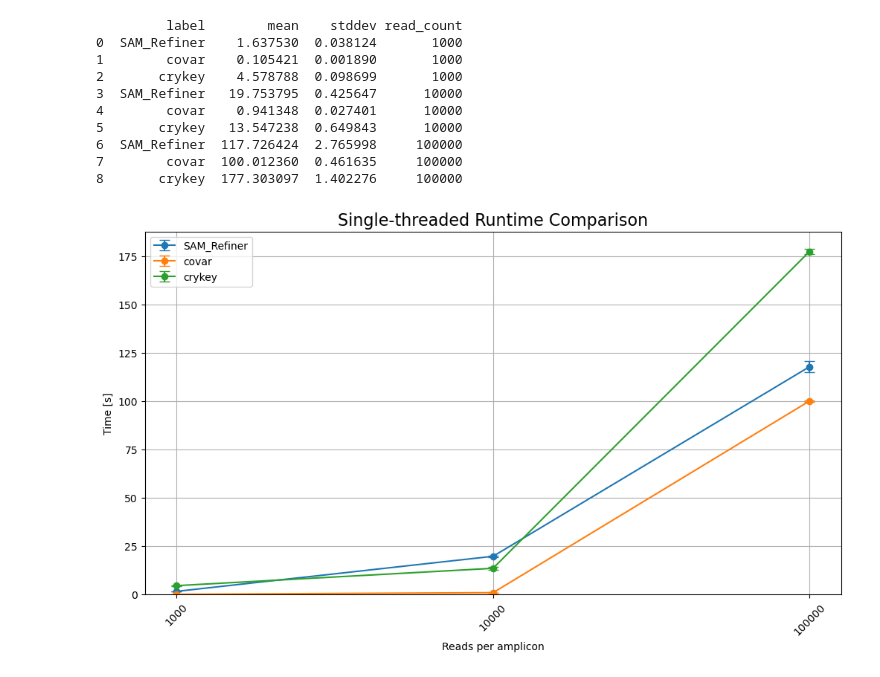
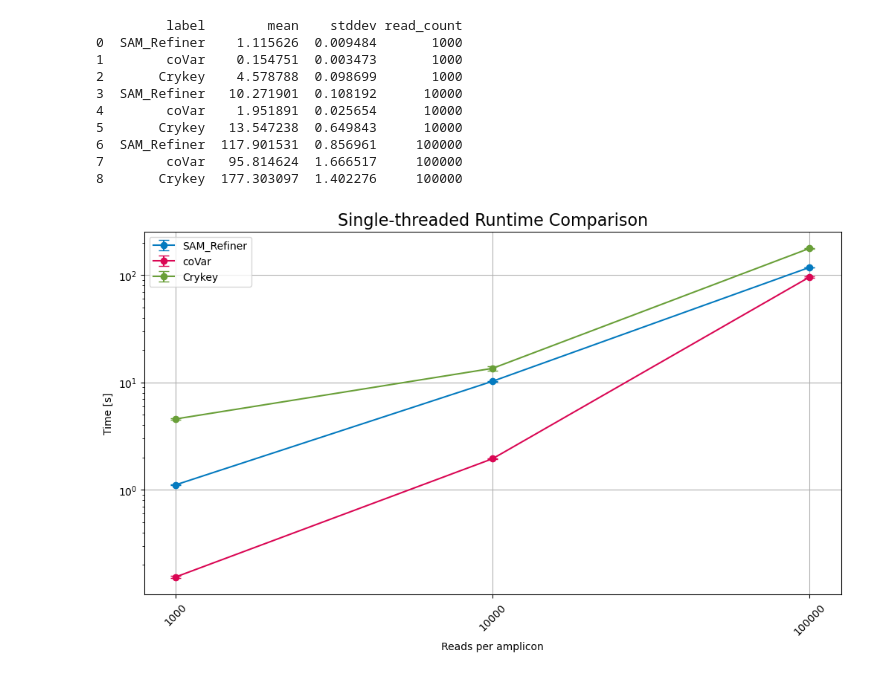
Before and after one commit to andersen-lab/covariants-paper, a Jupyter notebook: supp_fig1/scripts/plot_performance.ipynb, the cells around one changed output. Drawn from its saved outputs; the diff is of its cells as text; code cells hidden in the pictures.

Commit message:
tweak runtime plots, add missing benchmark data

```diff
--- a/supp_fig1/scripts/plot_performance.ipynb
+++ b/supp_fig1/scripts/plot_performance.ipynb
@@ -2,53 +2,76 @@
 import pandas as pd
 import matplotlib.pyplot as plt
 import json
+
+read_counts = ["1000", "10000", "100000"]
+
+color_dict = {
+    'covar': "#DA0754",
+    'SAM_Refiner': "#047ABF",
+    'crykey': '#699F38',
+}
+
+label_map = {
+    'covar': 'coVar',
+    'SAM_Refiner': 'SAM_Refiner',
+    'crykey': 'Crykey',
+}
 # %%
 # Runtime comparison (single-thread)
-read_counts = ["1000", "10000", "100000"]
-
 df = pd.DataFrame()
 
 for read_count in read_counts:
 
     single_thread_data = json.load(open(f'../results/single_thread_performance_{read_count}.json'))['results']
     labels = [item['command'].split(' ')[0] for item in single_thread_data]
     mean = [item['mean'] for item in single_thread_data]
     stddev = [item['stddev'] for item in single_thread_data]
 
     crykey_data = json.load(open(f'../results/crykey_performance_{read_count}.json'))['results']
     labels += ['crykey'] * len(crykey_data)
     mean += [item['mean'] for item in crykey_data]
     stddev += [item['stddev'] for item in crykey_data]
 
+    labels = [label_map[label] for label in labels]
+
     df = pd.concat([df, pd.DataFrame({'label': labels, 'mean': mean, 'stddev': stddev, 'read_count': read_count})], ignore_index=True)
 
 print(df)
 
 plt.figure(figsize=(10, 6), constrained_layout=True)
 for label in df['label'].unique():
     subset = df[df['label'] == label]
-    plt.errorbar(subset['read_count'], subset['mean'], yerr=subset['stddev'], label=label, marker='o', capsize=5)
+    # Get color from color_dict, ensuring case-insensitive matching
+    color = None
+    for key in color_dict:
+        if key.lower() == label.lower():
+            color = color_dict[key]
+            break
+    plt.errorbar(subset['read_count'], subset['mean'], yerr=subset['stddev'],
+                 label=label, marker='o', capsize=5, color=color)
+
 plt.title('Single-threaded Runtime Comparison', fontsize=16)
 plt.xlabel('Reads per amplicon')
 plt.ylabel('Time [s]')
 plt.xticks(rotation=45)
 plt.legend(loc='best', fontsize='medium')
-plt.ylim(0, None)
+#plt.ylim(0, None)
+plt.yscale('log')  # Added log scale for consistency with multi-thread plot
 plt.grid(True)
 plt.savefig('../results/single_thread_performance.pdf', bbox_inches='tight', dpi=300)
 plt.show()
 # %% [output]
          label        mean    stddev read_count
-0  SAM_Refiner    1.637530  0.038124       1000
-1        covar    0.105421  0.001890       1000
-2       crykey    4.578788  0.098699       1000
-3  SAM_Refiner   19.753795  0.425647      10000
-4        covar    0.941348  0.027401      10000
-5       crykey   13.547238  0.649843      10000
-6  SAM_Refiner  117.726424  2.765998     100000
-7        covar  100.012360  0.461635     100000
-8       crykey  177.303097  1.402276     100000
+0  SAM_Refiner    1.115626  0.009484       1000
+1        coVar    0.154751  0.003473       1000
+2       Crykey    4.578788  0.098699       1000
+3  SAM_Refiner   10.271901  0.108192      10000
+4        coVar    1.951891  0.025654      10000
+5       Crykey   13.547238  0.649843      10000
+6  SAM_Refiner  117.901531  0.856961     100000
+7        coVar   95.814624  1.666517     100000
+8       Crykey  177.303097  1.402276     100000
-[figure, old version]
+[figure, new version]
 # %%
 # Runtime comparison (multi-thread)
 read_counts = ["1000", "10000", "100000"]
```
Also changed, not shown: parts of 1 cell of this notebook, 1 other file.
